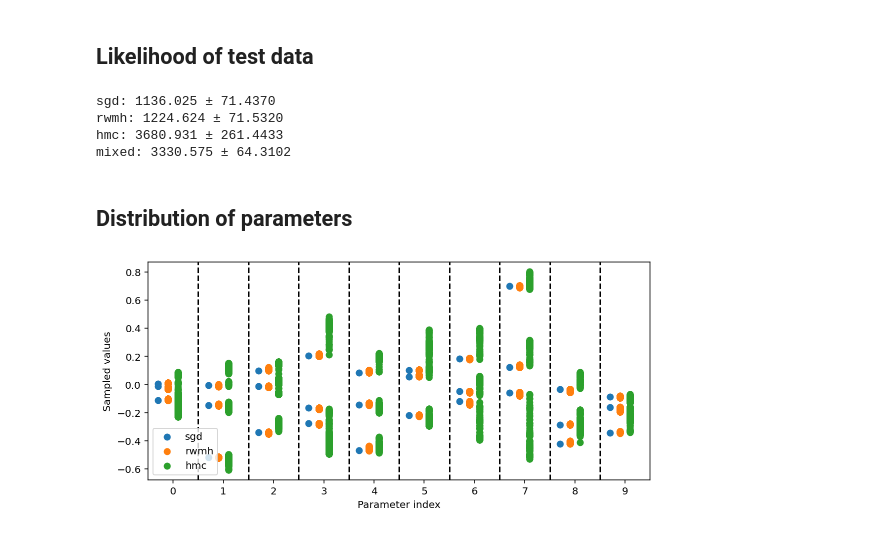
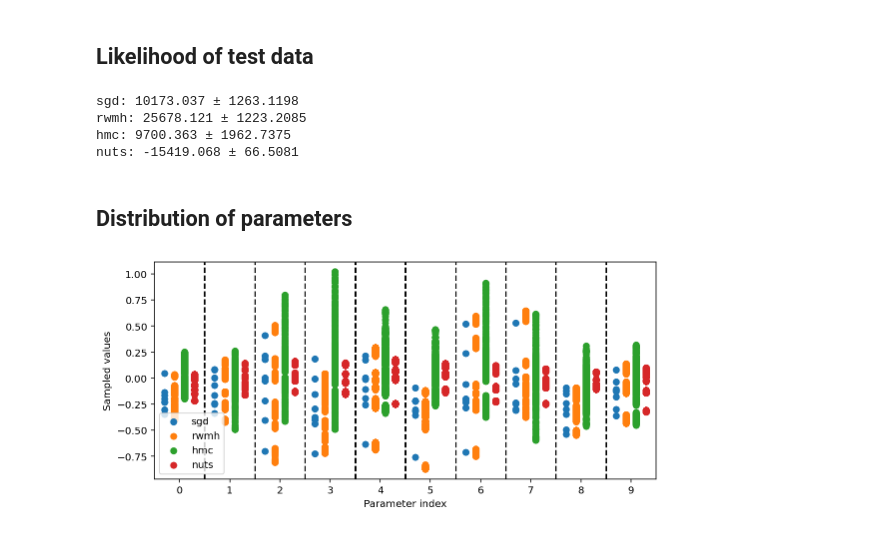
Before and after one commit to martin-marek/bnn-project, a Jupyter notebook: notebooks/uci_regression.ipynb, the cells around one changed output. Cells and saved outputs as stored; diff of their text form; code cells hidden in the pictures.

```diff
--- a/notebooks/uci_regression.ipynb
+++ b/notebooks/uci_regression.ipynb
@@ -264,0 +262,26 @@ plt.show()
+# %%
+# plot standardized residuals
+
+def get_std_resid(chain):
+    # compute y_hat for each node in the chain
+    predict_vmap = jax.vmap(predict_fn, [None, 0])
+    y_hat = predict_vmap(x_test, chain)
+    mean, std = y_hat[:, :, 0], y_hat[:, :, 1]
+
+    # compute standardized residuals
+    std_resid = (y_test - mean) / std
+
+    return std_resid
+
+fig, axs = plt.subplots(2, 2, figsize=[8, 6])
+axs = axs.flatten()
+for i, (name, chains) in enumerate(chains_dict.items()):
+    std_resid = jax.vmap(get_std_resid)(chains).flatten()
+    x_ = jnp.linspace(-3, 3, 500)
+    y_ = jax.scipy.stats.norm.pdf(x_)
+    axs[i].plot(x_, y_, color='black')
+    axs[i].hist(std_resid.tolist(), bins=100, density=True, label=name, color=f'C{i}')
+    axs[i].set_xlim([-3, 3])
+    axs[i].set_ylim([0, 0.6])
+    axs[i].legend()
+plt.show()
@@ -265,21 +290,10 @@ plt.show()
 # %% [markdown]
 ## Likelihood of test data
 # %%
-# function like 'predict_fn' but takes in an array an unravels it
-def predict_from_array(x, params_flat):
-    params_tree = unravel_fn(params_flat)
-    y_hat = predict_fn(x, params_tree)
-    return y_hat
-
-
 def chain_to_loglike(chain):
     # compute y_hat for each node in the chain
-    predict_vmap = jax.vmap(predict_from_array, [None, 0])
-    y_hat = predict_vmap(x_test, chain)
-    mean, std = y_hat[:, :, 0], y_hat[:, :, 1]
-
-    # compute likelihood for each node in the chain
-    log_likelihood = distributions.gaussian_log_pdf(y_test[None, :], mean, std)
+    test_loglike_fn = distributions.make_gaussian_log_likelihood(x_train, y_train, predict_fn)
+    log_likelihood = jax.vmap(test_loglike_fn)(chain)
 
     # average the likelihood across nodes
     log_likelihood = jax.scipy.special.logsumexp(log_likelihood, 0) - jnp.log(len(chain))
@@ -288,37 +302,36 @@ def chain_to_loglike(chain):
     log_likelihood = log_likelihood.sum()
     return log_likelihood
 
-
 for i, (name, chains) in enumerate(chains_dict.items()):
     ll = jax.vmap(chain_to_loglike)(chains)
     print(f'{name}: {ll.mean():.3f} ± {ll.std():.4f}')
 # %% [output]
-sgd: 1136.025 ± 71.4370
-rwmh: 1224.624 ± 71.5320
-hmc: 3680.931 ± 261.4433
-mixed: 3330.575 ± 64.3102
+sgd: 10173.037 ± 1263.1198
+rwmh: 25678.121 ± 1223.2085
+hmc: 9700.363 ± 1962.7375
+nuts: -15419.068 ± 66.5081
 # %% [markdown]
 ## Distribution of parameters
 # %%
 fig, ax = plt.subplots(figsize=[9, 4])
 d = 10 # num. of params to plot
-chains_to_show = ['sgd', 'rwmh', 'hmc']
+chains_to_show = ['sgd', 'rwmh', 'hmc', 'nuts']
 for i, name in enumerate(chains_to_show):
     chains = chains_dict[name]
     M, N, D = chains.shape
     y_ = chains.reshape([M*N, D])[:, :d]
     x_ = jnp.zeros([len(y_), 1]) + jnp.arange(d)[None] + (0.2*i - 0.3)
     ax.scatter(x_, y_, c=f'C{i}', alpha=1, label=name)
 
 for i in range(d-1):
     ax.axvline(x=i+0.5, linestyle="--", color='black')
 
 ax.set_xlim([-0.5, d-0.5])
 ax.set_xticks(range(d))
 ax.set_xlabel('Parameter index')
 ax.set_ylabel('Sampled values')
 ax.legend(loc='lower left')
 # plt.savefig('plots/parameter_distribution.pdf', bbox_inches='tight', pad_inches=0)
 plt.show()
 # %% [output]
-[figure, old version]
+[figure, new version]
```
Also changed, not shown: parts of 15 cells of this notebook, 1 other file.
